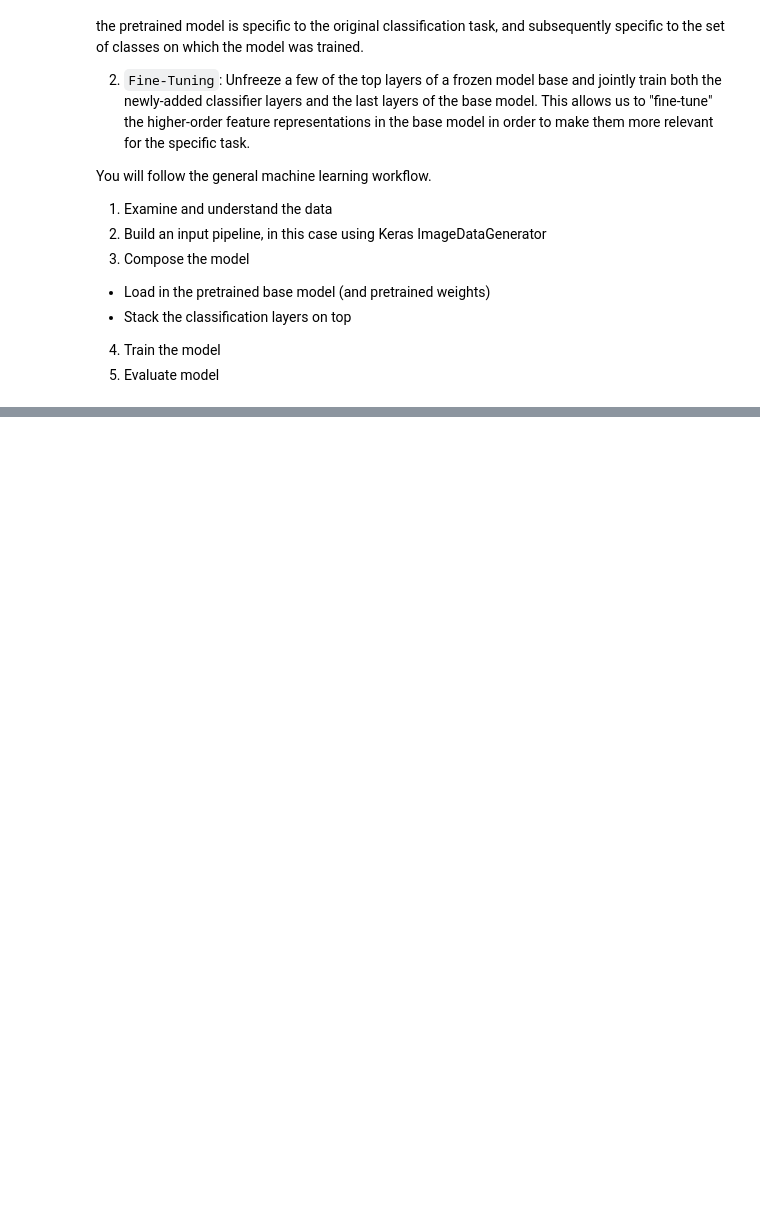
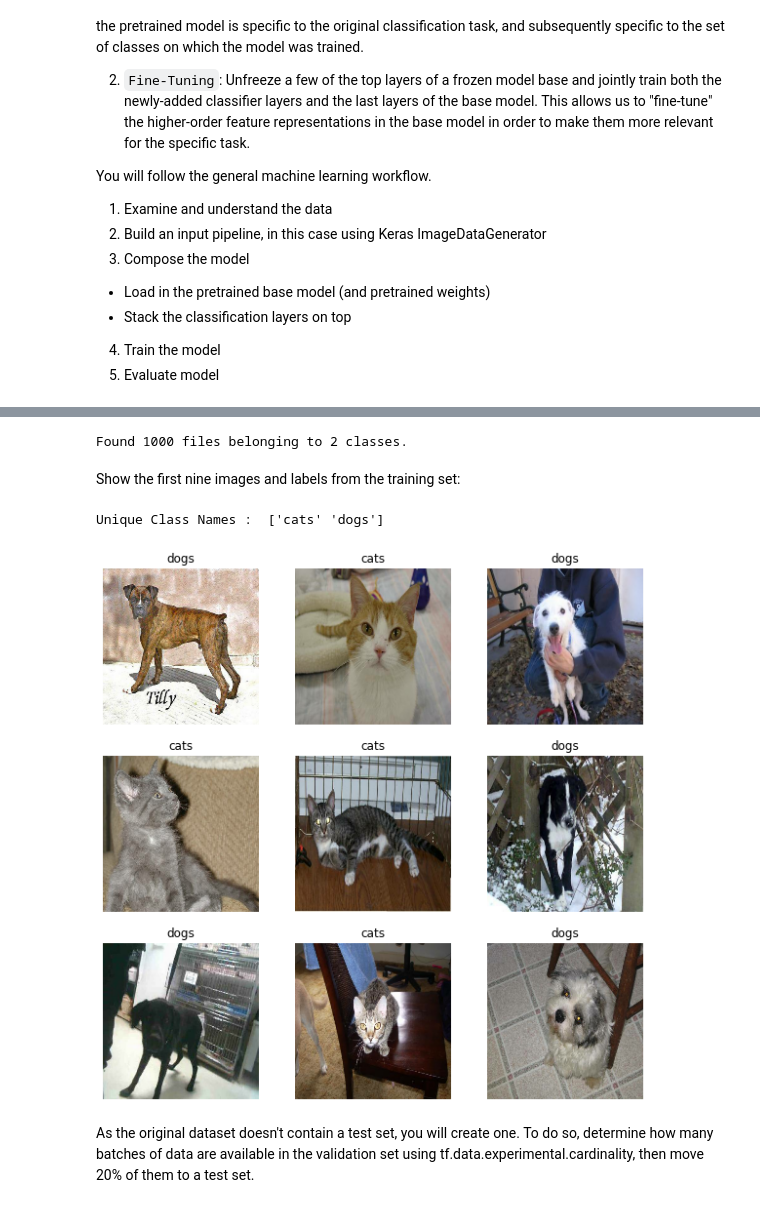
Before and after one commit to suvigyajain0101/image, a Jupyter notebook: Transfer_Learning_with_Images.ipynb, the cells around one changed output, grey strips where cells are left out. Drawn from its saved outputs; the diff is of its cells as text; code cells hidden in the pictures; blank space fills up the shorter version.

```diff
--- a/Transfer_Learning_with_Images.ipynb
+++ b/Transfer_Learning_with_Images.ipynb
@@ -24,0 +35,15 @@ You will follow the general machine learning workflow.
+# %%
+_URL = 'https://storage.googleapis.com/mledu-datasets/cats_and_dogs_filtered.zip'
+path_to_zip = tf.keras.utils.get_file('cats_and_dogs.zip', origin=_URL, extract=True)
+PATH = os.path.join(os.path.dirname(path_to_zip), 'cats_and_dogs_filtered')
+
+train_dir = os.path.join(PATH, 'train')
+validation_dir = os.path.join(PATH, 'validation')
+
+BATCH_SIZE = 32
+IMG_SIZE = (160, 160)
+
+train_dataset = tf.keras.utils.image_dataset_from_directory(train_dir,
+                                                            shuffle=True,
+                                                            batch_size=BATCH_SIZE,
+                                                            image_size=IMG_SIZE)
@@ -24,0 +55,25 @@ You will follow the general machine learning workflow.
+# %%
+validation_dataset = tf.keras.utils.image_dataset_from_directory(validation_dir,
+                                                                 shuffle=True,
+                                                                 batch_size=BATCH_SIZE,
+                                                                 image_size=IMG_SIZE)
+# %% [output]
+Found 1000 files belonging to 2 classes.
+# %% [markdown]
+Show the first nine images and labels from the training set:
+# %%
+class_names = train_dataset.class_names
+print('Unique Class Names : ', np.unique(class_names))
+
+plt.figure(figsize=(10, 10))
+for images, labels in train_dataset.take(1):
+  for i in range(9):
+    ax = plt.subplot(3, 3, i + 1)
+    plt.imshow(images[i].numpy().astype("uint8"))
+    plt.title(class_names[labels[i]])
+    plt.axis("off")
+# %% [output]
+Unique Class Names :  ['cats' 'dogs']
+[figure, added]
+# %% [markdown]
+As the original dataset doesn't contain a test set, you will create one. To do so, determine how many batches of data are available in the validation set using tf.data.experimental.cardinality, then move 20% of them to a test set.
```
Also changed, not shown: parts of 12 cells of this notebook.
